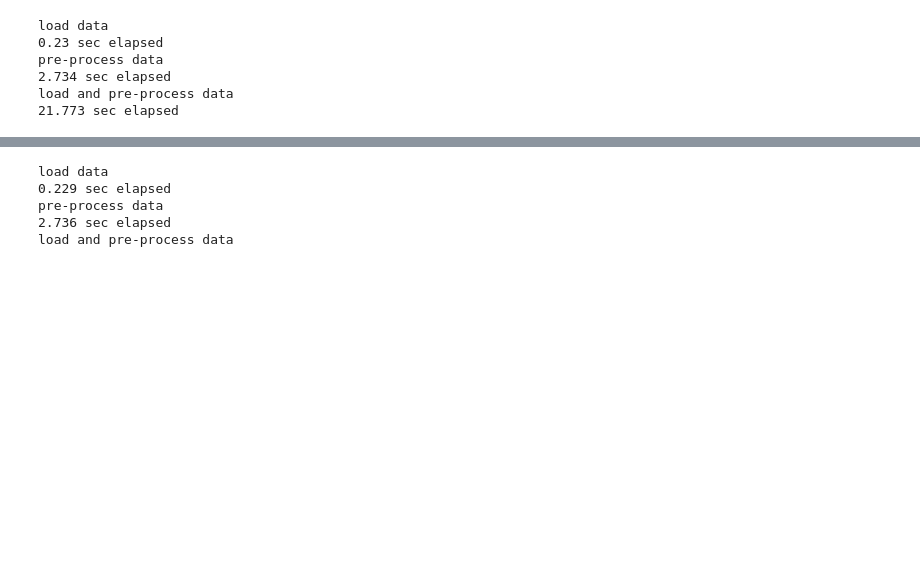
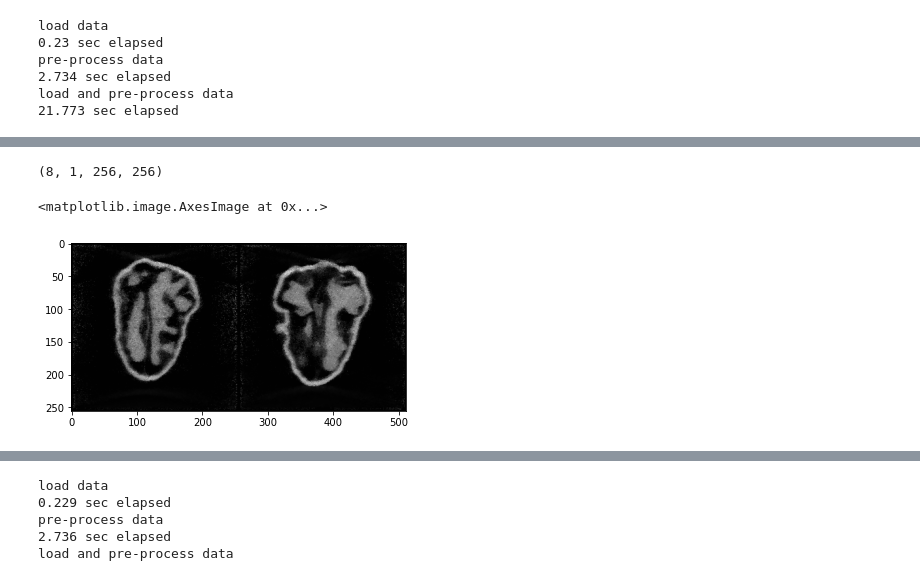
Before and after one commit to PranjalSahu/WalnutReconstructionCodes, a Jupyter notebook: test1.ipynb, the cells around one changed output, grey strips where cells are left out. Cells and saved outputs as stored; diff of their text form; code cells hidden in the pictures; blank space fills up the shorter version.

```diff
--- a/test1.ipynb
+++ b/test1.ipynb
@@ -284,0 +983,13 @@ plt.imshow(projs[:, 180, :], cmap='gray')
+# %%
+x = torch.tensor(x, device=device).float()
+y = torch.tensor(y, device=device).float()
+v = torch.tensor(v, device=device).float()
+# %% [output]
+(8, 1, 256, 256)
+# %%
+#print(output.shape)
+index = random.randint(0, 7)
+plt.imshow(np.concatenate([output[index, 0], y[index, 0]], axis=-1), cmap='gray')
+# %% [output]
+<matplotlib.image.AxesImage at 0x...>
+[figure, added]
```
Also changed, not shown: parts of 11 cells of this notebook.
